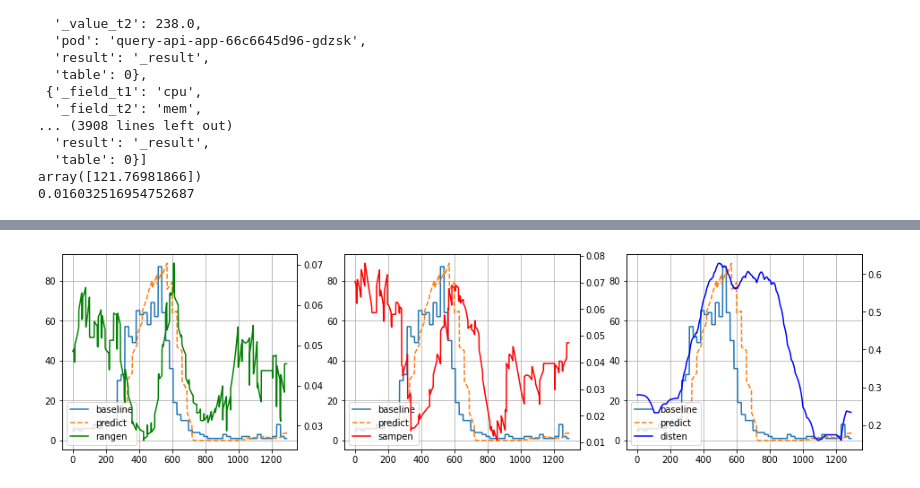
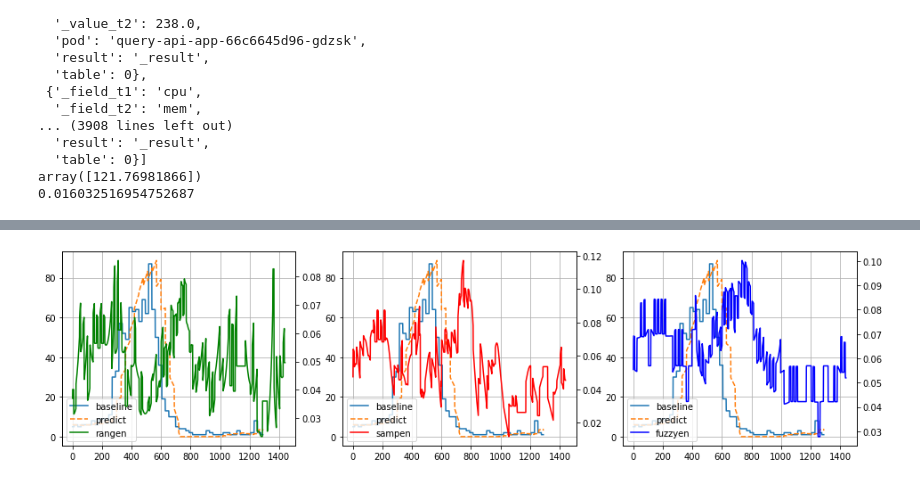
Before and after one commit to nnao45/jaist-my-jupyter, a Jupyter notebook: lab/notebook/local/test01.ipynb, the cells around one changed output, grey strips where cells are left out. Drawn from its saved outputs; the diff is of its cells as text; code cells hidden in the pictures.

```diff
--- a/lab/notebook/local/test01.ipynb
+++ b/lab/notebook/local/test01.ipynb
@@ -451,7 +338,7 @@ plt.plot(pred_test_y_2)
 # %%
-calc_rangenb_y_2 = rangenb_loop(baseline_2)
+calc_rangenb_y_2 = rangenb_loop(baseline_2,150)
 # %%
-calc_samplen_y_2 = sampen_loop(baseline_2)
+calc_samplen_y_2 = sampen_loop(baseline_2,150)
 # %%
 import numpy as np
 import pandas as pd
@@ -494,7 +381,9 @@ def disten_loop(ser: List[float], batch_size = 300) -> List[float]:
 calc_disten_y_2 = disten_loop(baseline_2)
 # %%
 def fuzzy_loop(ser: List[float], batch_size = 300) -> List[float]:
-    return [EH.FuzzEn(ser[index:index+batch_size]) for index in range(len(ser[batch_size:]))]
+    return [nk.entropy_fuzzy(np.array(ser[index:index+batch_size]))[0] for index in range(len(ser[batch_size:]))]
+# %%
+calc_fuzzy_y_2 = fuzzy_loop(baseline_2,150)
 # %%
 x2_fig, x2_axes = plt.subplots(1, 3, figsize=(16, 4))
 x2_ln1 = x2_axes[0].plot(baseline_2[300:],label='baseline')
@@ -505,35 +394,35 @@ x2_ln2 = x2_ax1.plot(calc_rangenb_y_2, color='green', label="rangen")
 
 x2_h1, x2_l1 = x2_axes[0].get_legend_handles_labels()
 x2_h2, x2_l2 = x2_ax1.get_legend_handles_labels()
 x2_axes[0].legend(x2_h1+x2_h2, x2_l1+x2_l2, loc='lower left')
 
 x2_axes[0].grid(True)
 
 x2_rn1 = x2_axes[1].plot(baseline_2[300:],label='baseline')
 x2_rn1_2 = x2_axes[1].plot(pred_test_y_2.applymap(lambda x: 0 if x < 0 else x), label='predict', linestyle="dashed")
 
 x2_ax2 = x2_axes[1].twinx()
 x2_rn2 = x2_ax2.plot(calc_samplen_y_2, color='red', label="sampen")
 
 x2_h3, x2_l3 = x2_axes[1].get_legend_handles_labels()
 x2_h4, x2_l4 = x2_ax2.get_legend_handles_labels()
 x2_axes[1].legend(x2_h3+x2_h4, x2_l3+x2_l4, loc='lower left')
 
 x2_axes[1].grid(True)
 
 x2_sn1 = x2_axes[2].plot(baseline_2[300:],label='baseline')
 x2_sn1_2 = x2_axes[2].plot(pred_test_y_2.applymap(lambda x: 0 if x < 0 else x), label='predict', linestyle="dashed")
 
 x2_ax3 = x2_axes[2].twinx()
-x2_sn2 = x2_ax3.plot(calc_disten_y_2, color='blue', label="disten")
+x2_sn2 = x2_ax3.plot(calc_fuzzy_y_2, color='blue', label="fuzzyen")
 
 x2_h5, x2_l6 = x2_axes[2].get_legend_handles_labels()
 x2_h7, x2_l8 = x2_ax3.get_legend_handles_labels()
 x2_axes[2].legend(x2_h5+x2_h7, x2_l6+x2_l8, loc='lower left')
 
 x2_axes[2].grid(True)
 # %% [output]
-[figure, old version]
+[figure, new version]
 # %%
 list_a = [10] * 1000
 list_b = [x*10 for x in range(1500)[1:]]
```
Also changed, not shown: parts of 26 cells of this notebook, 9 other files.
